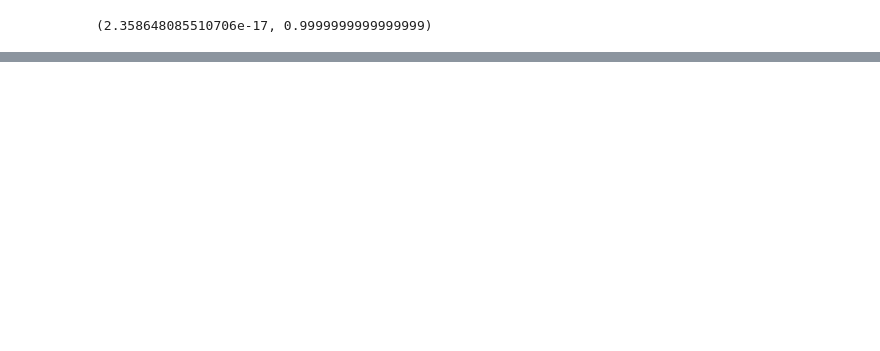
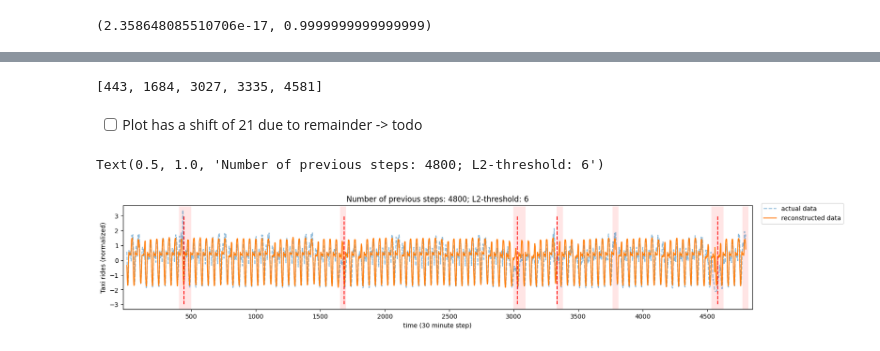
Before and after one commit to thatgeeman/ts_vae-lstm, a Jupyter notebook: nbs/03_ad_complete.ipynb, the cells around one changed output, grey strips where cells are left out. Saved outputs shown, nothing was run; the diff lists cells and outputs as text; code cells hidden in the pictures; blank space fills up the shorter version.

```diff
--- a/nbs/03_ad_complete.ipynb
+++ b/nbs/03_ad_complete.ipynb
@@ -389,0 +162,5 @@ sns.lineplot(
+# %%
+training_stats = {
+    "lstm": (0.0658557007260682, 0.9927613388051043),
+    "vae": (0.00318042, 0.96157844),
+}
@@ -389,0 +272,13 @@ sns.lineplot(
+# %%
+threshold = 6
+pred = AD(
+    df.values,
+    vae_model,
+    lstm_model,
+    window_size=48,
+    steps=df.index,
+    stats=training_stats,
+    threshold=threshold,
+    reconstruct_with_true=False,
+)
+pred
@@ -390,3 +327,36 @@ sns.lineplot(
+# %%
+true_anomalies = list(data["idx_anomaly_test"])
+true_anomalies
+# %% [output]
+[443, 1684, 3027, 3335, 4581]
+# %% [markdown]
+- [ ] Plot has a shift of 21 due to remainder -> todo
+# %%
+plt.subplots(figsize=(18, 3))
+sns.lineplot(pred["actual"].reshape(-1), alpha=0.5, linestyle="--", label="actual data")
+sns.lineplot(pred["reconstructed"].reshape(-1), label="reconstructed data")
+# sns.lineplot(pred["status"].reshape(-1), label="pred anomaly")
+pred_steps_ = pred["steps"].reshape(-1)
+for idx, val in enumerate(pred["status"].mean(1)):
+    if val == 1:
+        plt.axvspan(
+            pred["steps"][idx][0],
+            pred["steps"][idx][-1],
+            facecolor="red",
+            alpha=0.1,
+        )
+for val in true_anomalies:
+    plt.vlines(val, -3, 3, linestyles="--", colors="red")
+plt.xticks(rotation=45)
+plt.xlim(-30, df.shape[0] + 30)
+plt.legend(bbox_to_anchor=(1.15, 1.05))
+plt.xticks(ticks=[x for x in pred_steps_ if x % 500 == 0], rotation=0)
+plt.ylabel("Taxi rides (normalized)")
+plt.xlabel("time (30 minute step)")
+plt.title(f"Number of previous steps: {len(pred_steps_)}; L2-threshold: {threshold}")
+# %% [output]
+Text(0.5, 1.0, 'Number of previous steps: 4800; L2-threshold: 6')
+[figure, added]
 # %%
 # | hide
 import nbdev
```
Also changed, not shown: parts of 48 cells of this notebook, 8 other files.
